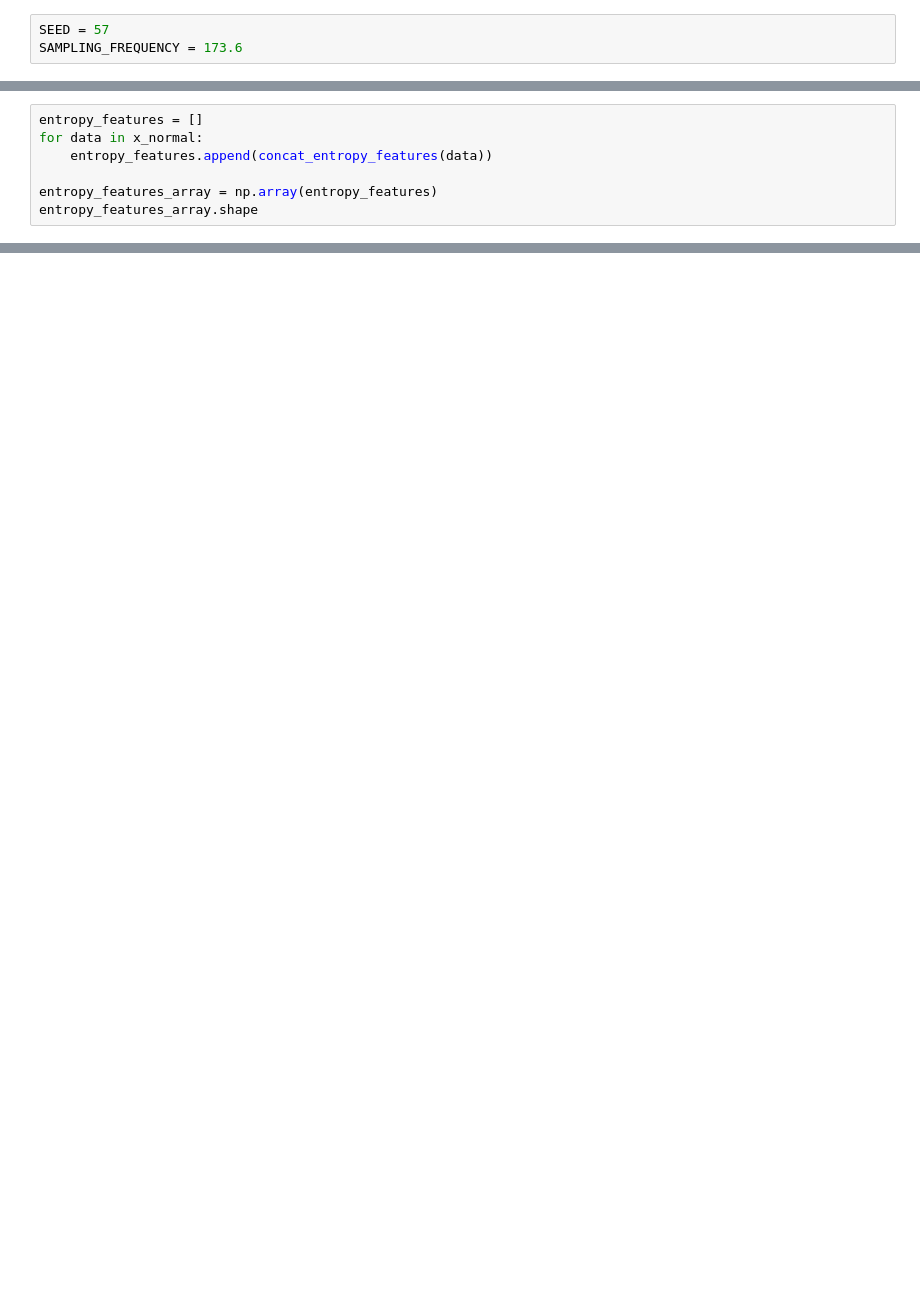
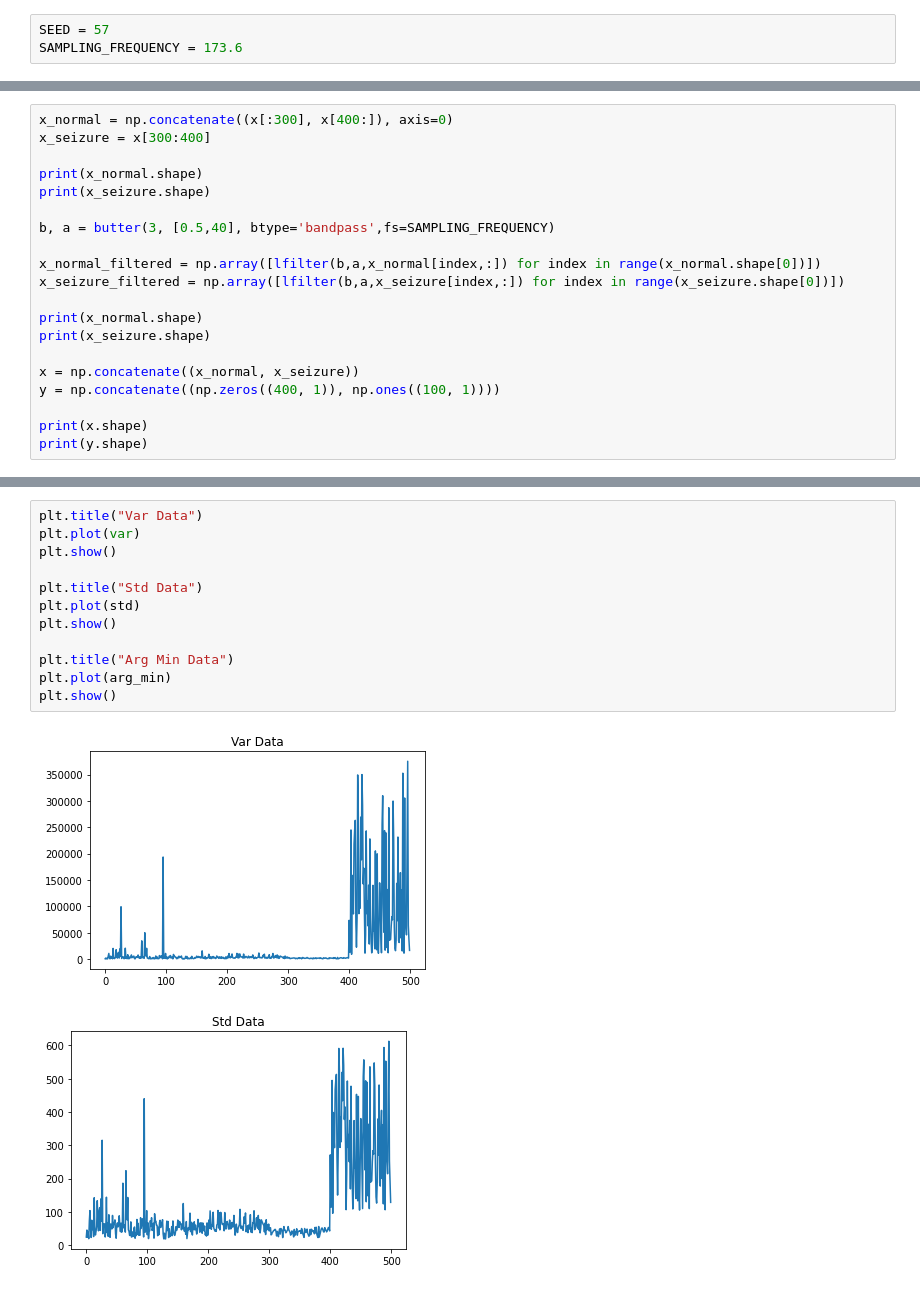
Before and after one commit to msadeqsirjani/eeg-based-epilepsy-detection, a Jupyter notebook: src/app.ipynb, the cells around one changed output, grey strips where cells are left out. Drawn from its saved outputs; the diff is of its cells as text; blank space fills up the shorter version.

```diff
--- a/src/app.ipynb
+++ b/src/app.ipynb
@@ -148,7 +31,0 @@ def concat_entropy_features(data):
-# %%
-entropy_features = []
-for data in x_normal:
-    entropy_features.append(concat_entropy_features(data))
-
-entropy_features_array = np.array(entropy_features)
-entropy_features_array.shape
@@ -173,0 +39,20 @@ print(pps(x_normal[0]))
+# %%
+x_normal = np.concatenate((x[:300], x[400:]), axis=0)
+x_seizure = x[300:400]
+
+print(x_normal.shape)
+print(x_seizure.shape)
+
+b, a = butter(3, [0.5,40], btype='bandpass',fs=SAMPLING_FREQUENCY)
+
+x_normal_filtered = np.array([lfilter(b,a,x_normal[index,:]) for index in range(x_normal.shape[0])])
+x_seizure_filtered = np.array([lfilter(b,a,x_seizure[index,:]) for index in range(x_seizure.shape[0])])
+
+print(x_normal.shape)
+print(x_seizure.shape)
+
+x = np.concatenate((x_normal, x_seizure))
+y = np.concatenate((np.zeros((400, 1)), np.ones((100, 1))))
+
+print(x.shape)
+print(y.shape)
@@ -173,0 +132,15 @@ print(pps(x_normal[0]))
+# %%
+plt.title("Var Data")
+plt.plot(var)
+plt.show()
+
+plt.title("Std Data")
+plt.plot(std)
+plt.show()
+
+plt.title("Arg Min Data")
+plt.plot(arg_min)
+plt.show()
+# %% [output]
+[figure, added]
+[figure, added]
```
Also changed, not shown: parts of 60 cells of this notebook, 1 other file.
